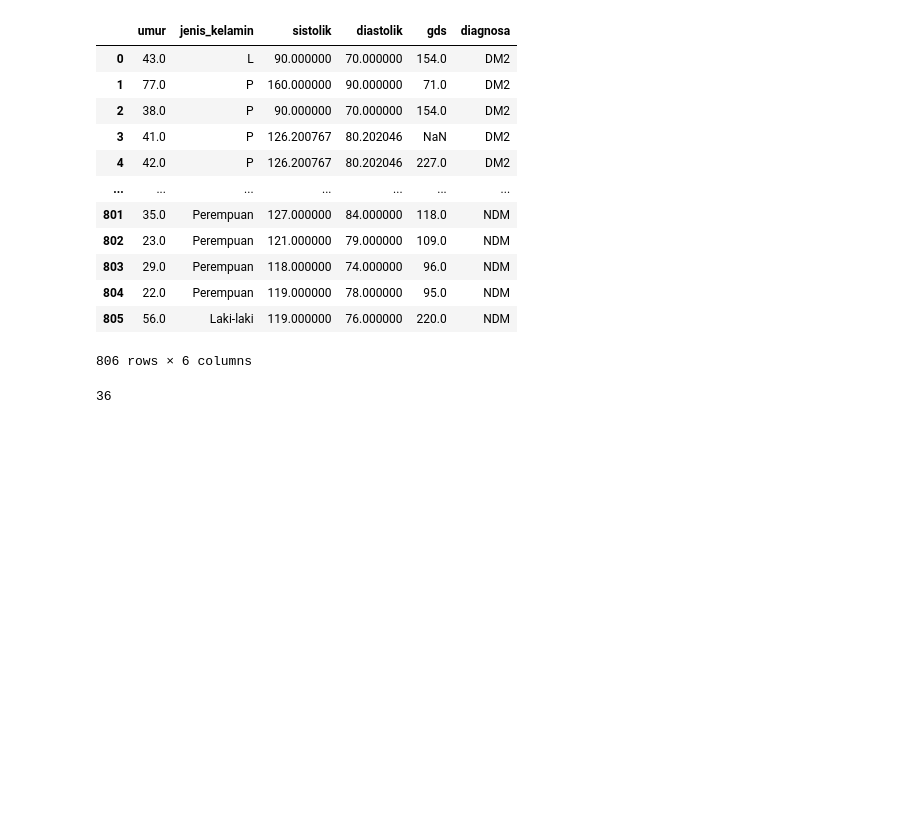
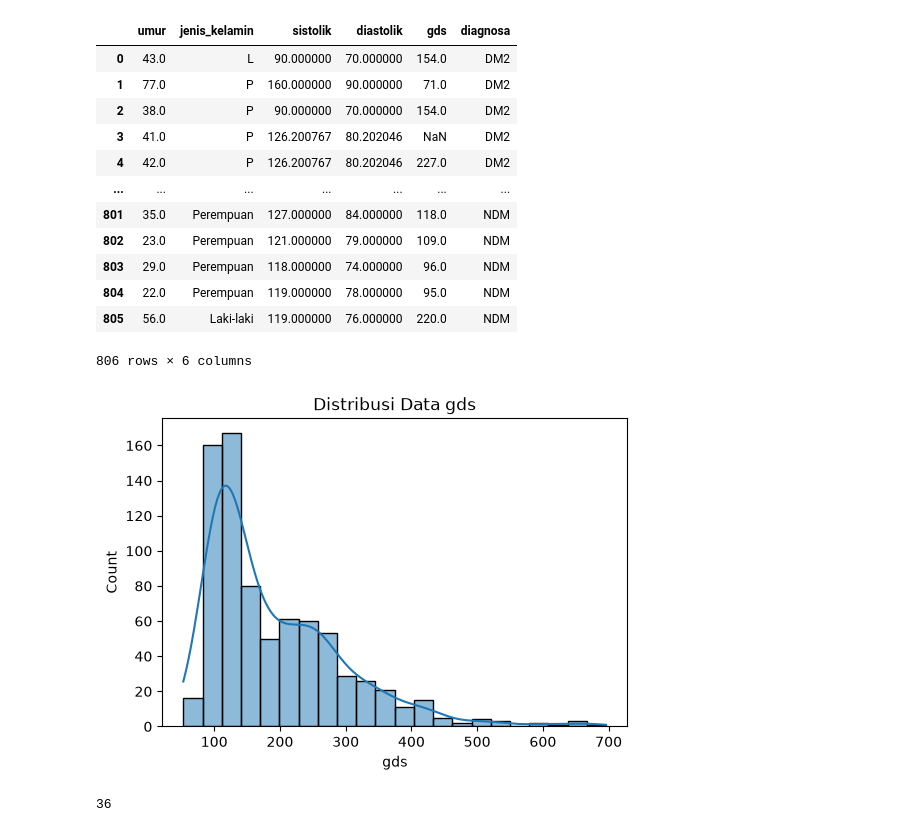
Before and after one commit to FajarRAP/januar-thesis-data-processing, a Jupyter notebook: app.ipynb, the cells around one changed output. Cells and saved outputs as stored; diff of their text form; code cells hidden in the pictures; blank space fills up the shorter version.

```diff
--- a/app.ipynb
+++ b/app.ipynb
@@ -70,6 +105,10 @@ df
 | 804 | 22.0 | Perempuan | 119.000000 | 78.000000 | 95.0 | NDM |
 | 805 | 56.0 | Laki-laki | 119.000000 | 76.000000 | 220.0 | NDM |
 806 rows × 6 columns
+# %%
+drawHistogram(df, 'gds')
+# %% [output]
+[figure, added]
 # %%
 missingGdsCount = df['gds'].isna().sum()
 print(missingGdsCount)
```
Also changed, not shown: parts of 12 cells of this notebook.
